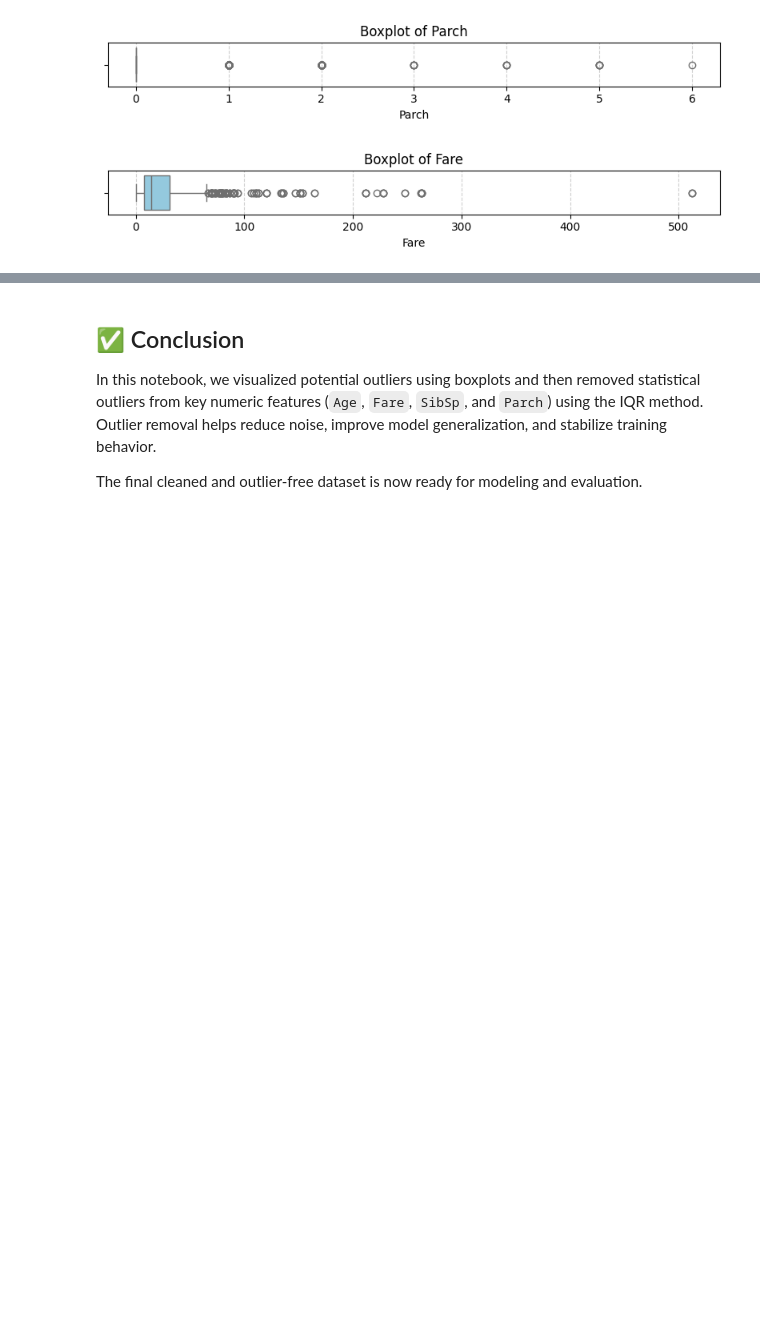
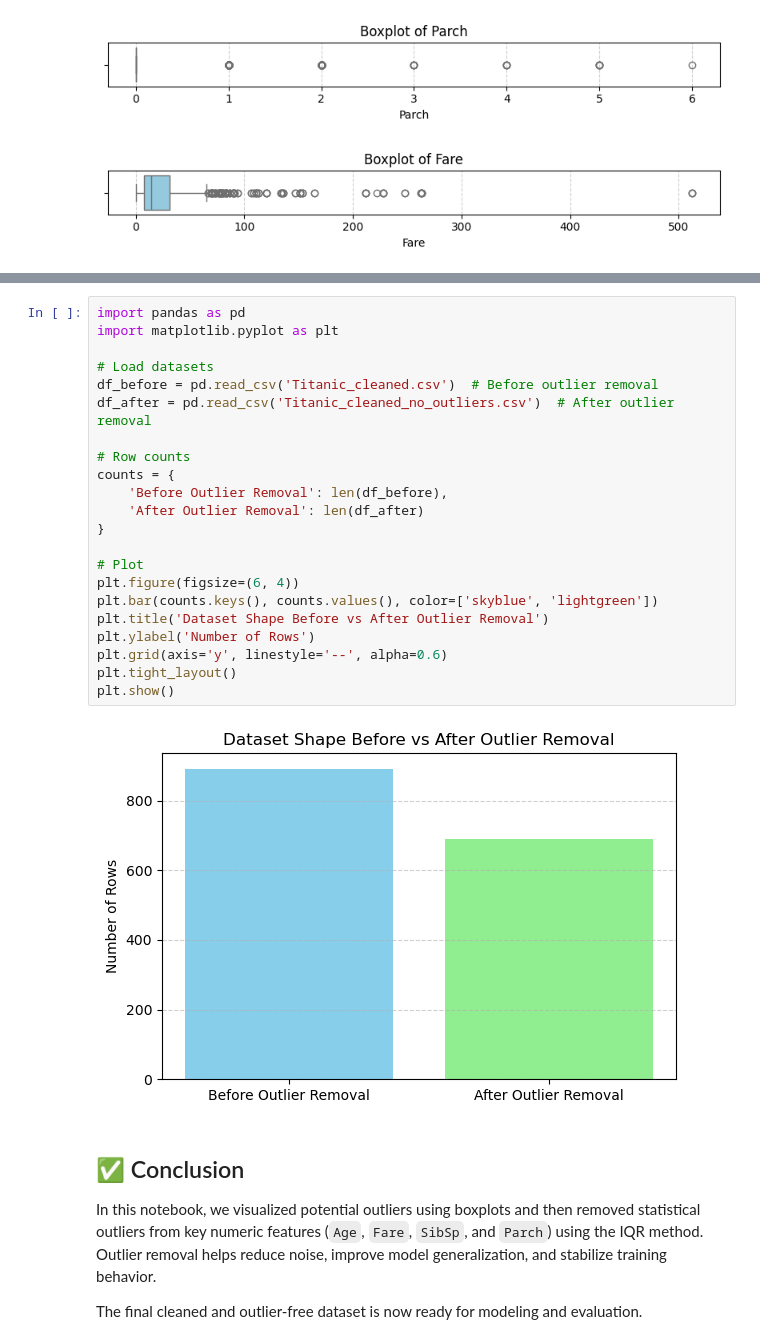
Before and after one commit to NiyatiThacker/Titanic-Data-Cleaning-Processing, a Jupyter notebook: outliers.ipynb, the cells around one changed output, grey strips where cells are left out. Saved outputs shown, nothing was run; the diff lists cells and outputs as text; blank space fills up the shorter version.

Commit message:
Add files via upload
Updated outliers.ipynb (use this)

```diff
--- a/outliers.ipynb
+++ b/outliers.ipynb
@@ -59,4 +58,28 @@ Parch: Removed 112 outliers
 ✅ Final dataset saved as Titanic_cleaned_no_outliers.csv
+# %%
+import pandas as pd
+import matplotlib.pyplot as plt
+
+# Load datasets
+df_before = pd.read_csv('Titanic_cleaned.csv')  # Before outlier removal
+df_after = pd.read_csv('Titanic_cleaned_no_outliers.csv')  # After outlier removal
+
+# Row counts
+counts = {
+    'Before Outlier Removal': len(df_before),
+    'After Outlier Removal': len(df_after)
+}
+
+# Plot
+plt.figure(figsize=(6, 4))
+plt.bar(counts.keys(), counts.values(), color=['skyblue', 'lightgreen'])
+plt.title('Dataset Shape Before vs After Outlier Removal')
+plt.ylabel('Number of Rows')
+plt.grid(axis='y', linestyle='--', alpha=0.6)
+plt.tight_layout()
+plt.show()
+# %% [output]
+[figure, added]
 # %% [markdown]
 ## ✅ Conclusion
 
```
Also changed, not shown: parts of 1 cell of this notebook.
